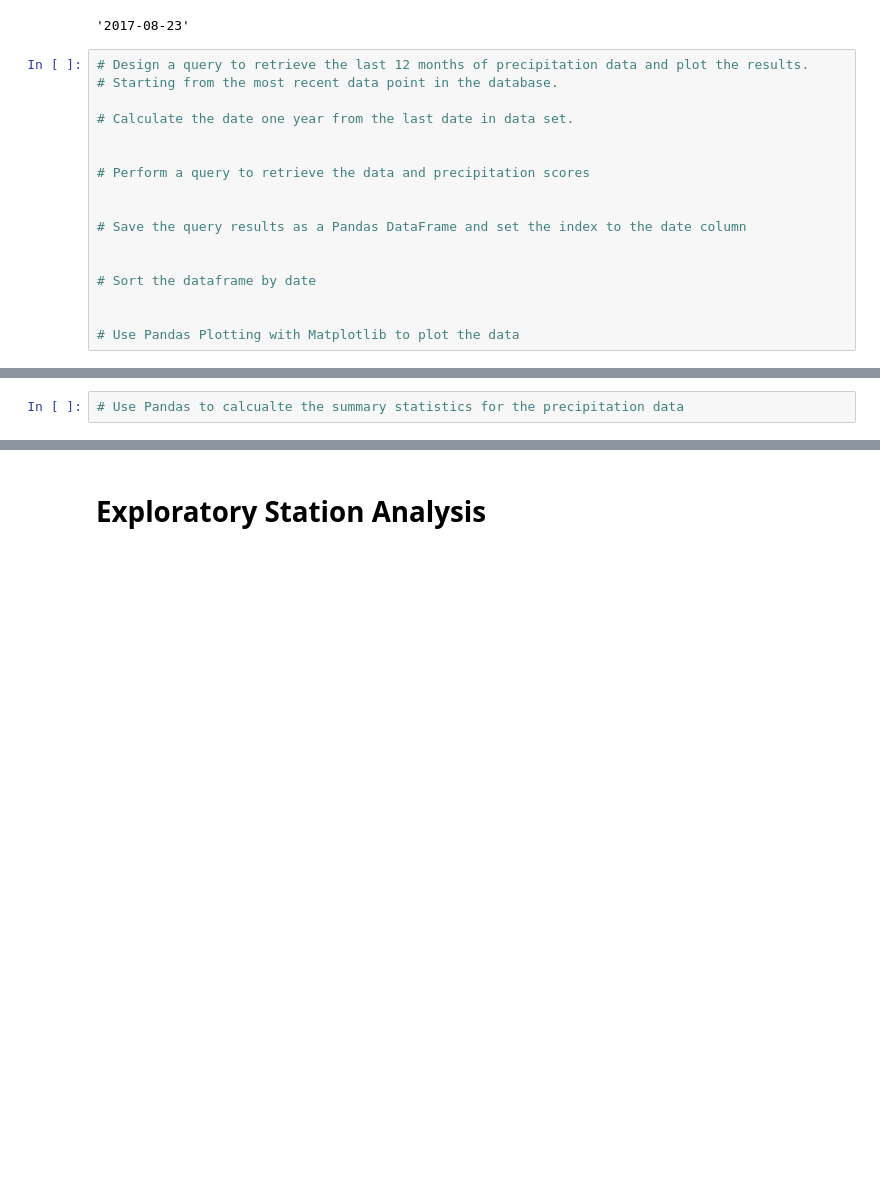
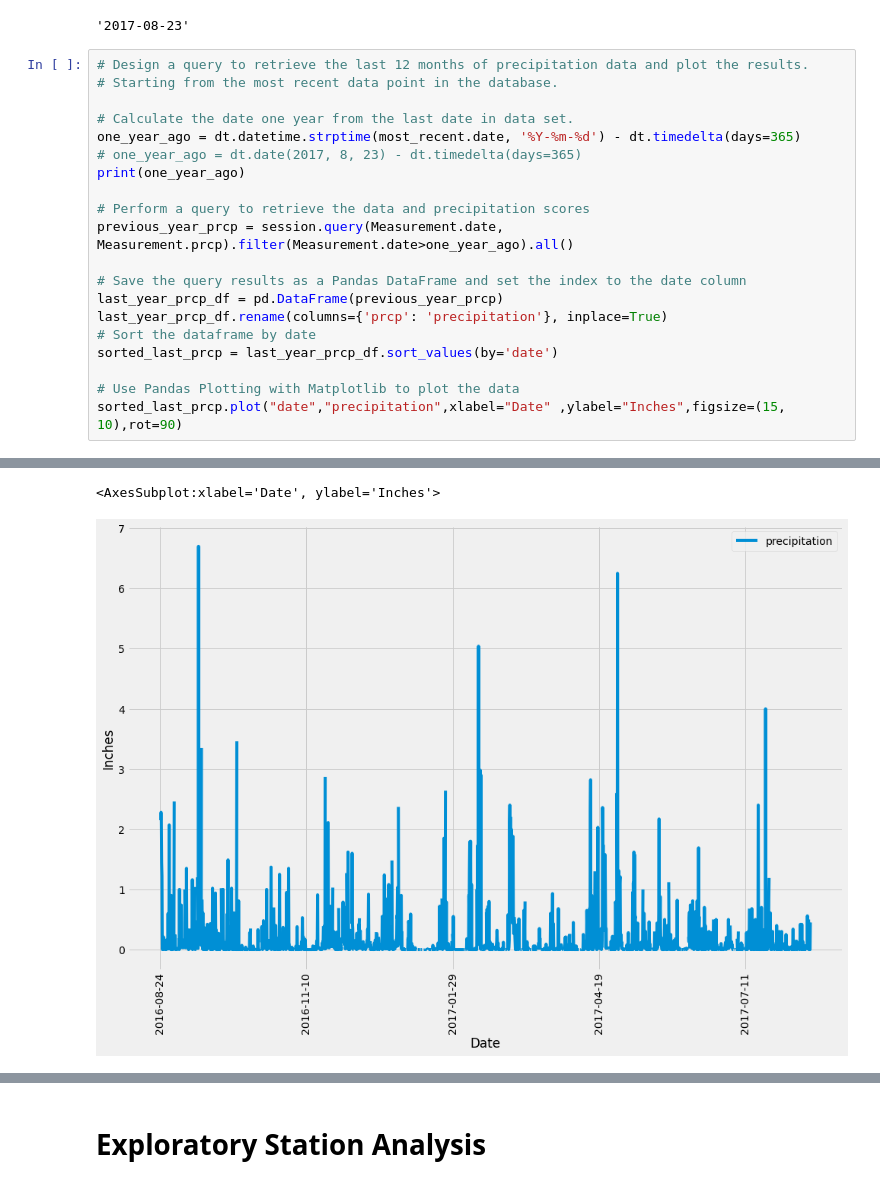
Before and after one commit to Brucimus/sqlalchemy-challenge, a Jupyter notebook: climate_starter.ipynb, the cells around one changed output, grey strips where cells are left out. Drawn from its saved outputs; the diff is of its cells as text; blank space fills up the shorter version.

```diff
--- a/climate_starter.ipynb
+++ b/climate_starter.ipynb
@@ -49,15 +49,19 @@ most_recent.date
 # Starting from the most recent data point in the database.
 
 # Calculate the date one year from the last date in data set.
-
+one_year_ago = dt.datetime.strptime(most_recent.date, '%Y-%m-%d') - dt.timedelta(days=365)
+# one_year_ago = dt.date(2017, 8, 23) - dt.timedelta(days=365)
+print(one_year_ago)
 
 # Perform a query to retrieve the data and precipitation scores
-
+previous_year_prcp = session.query(Measurement.date, Measurement.prcp).filter(Measurement.date>one_year_ago).all()
 
 # Save the query results as a Pandas DataFrame and set the index to the date column
-
-
+last_year_prcp_df = pd.DataFrame(previous_year_prcp)
+last_year_prcp_df.rename(columns={'prcp': 'precipitation'}, inplace=True)
 # Sort the dataframe by date
-
+sorted_last_prcp = last_year_prcp_df.sort_values(by='date')
 
 # Use Pandas Plotting with Matplotlib to plot the data
+sorted_last_prcp.plot("date","precipitation",xlabel="Date" ,ylabel="Inches",figsize=(15, 10),rot=90)
+# %% [output]
@@ -64,2 +69,2 @@ most_recent.date
+<AxesSubplot:xlabel='Date', ylabel='Inches'>
+[figure, added]
-# %%
-# Use Pandas to calcualte the summary statistics for the precipitation data
```
Also changed, not shown: parts of 6 cells of this notebook, 1 other file.
